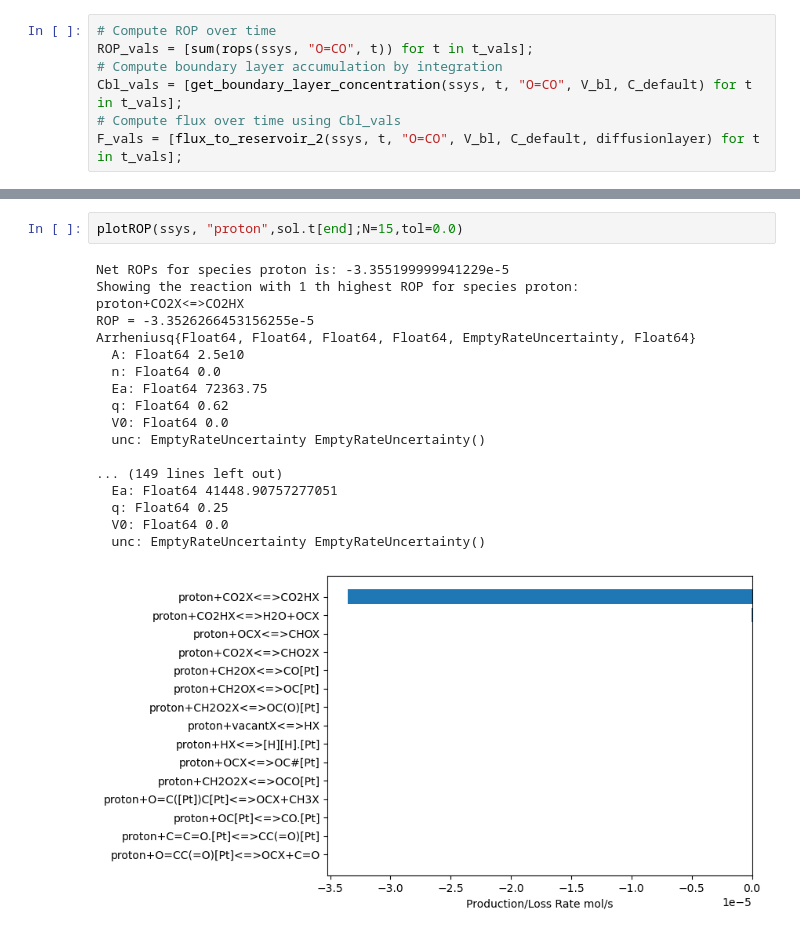
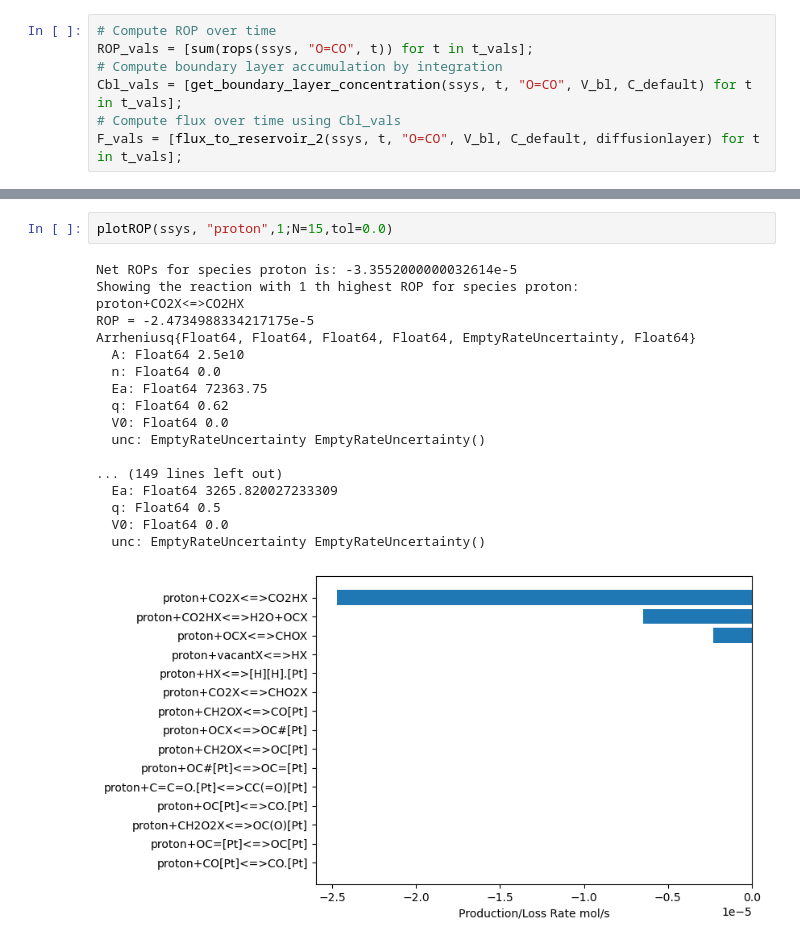
Before and after one commit to Torrie01/CO2_RR_RMG, a Jupyter notebook: CO2_Reduction_Ag/CO2RR_RMS_Diffusion_Interface_1.ipynb, the cells around one changed output, grey strips where cells are left out. Drawn from its saved outputs; the diff is of its cells as text.

```diff
--- a/CO2_Reduction_Ag/CO2RR_RMS_Diffusion_Interface_1.ipynb
+++ b/CO2_Reduction_Ag/CO2RR_RMS_Diffusion_Interface_1.ipynb
@@ -618,22 +602,22 @@ gcf()
 # %%
-plotROP(ssys, "proton",sol.t[end];N=15,tol=0.0)
+plotROP(ssys, "proton",1;N=15,tol=0.0)
 # %% [output]
-Net ROPs for species proton is: -3.355199999941229e-5
+Net ROPs for species proton is: -3.3552000000032614e-5
 Showing the reaction with 1 th highest ROP for species proton:
 proton+CO2X<=>CO2HX
-ROP = -3.3526266453156255e-5
+ROP = -2.4734988334217175e-5
 Arrheniusq{Float64, Float64, Float64, Float64, EmptyRateUncertainty, Float64}
   A: Float64 2.5e10
   n: Float64 0.0
   Ea: Float64 72363.75
   q: Float64 0.62
   V0: Float64 0.0
   unc: EmptyRateUncertainty EmptyRateUncertainty()
 
 ... (149 lines left out)
-  Ea: Float64 41448.90757277051
-  q: Float64 0.25
+  Ea: Float64 3265.820027233309
+  q: Float64 0.5
   V0: Float64 0.0
   unc: EmptyRateUncertainty EmptyRateUncertainty()
-[figure, old version]
+[figure, new version]
 # %%
```
Also changed, not shown: parts of 26 cells of this notebook, 1 other file.
